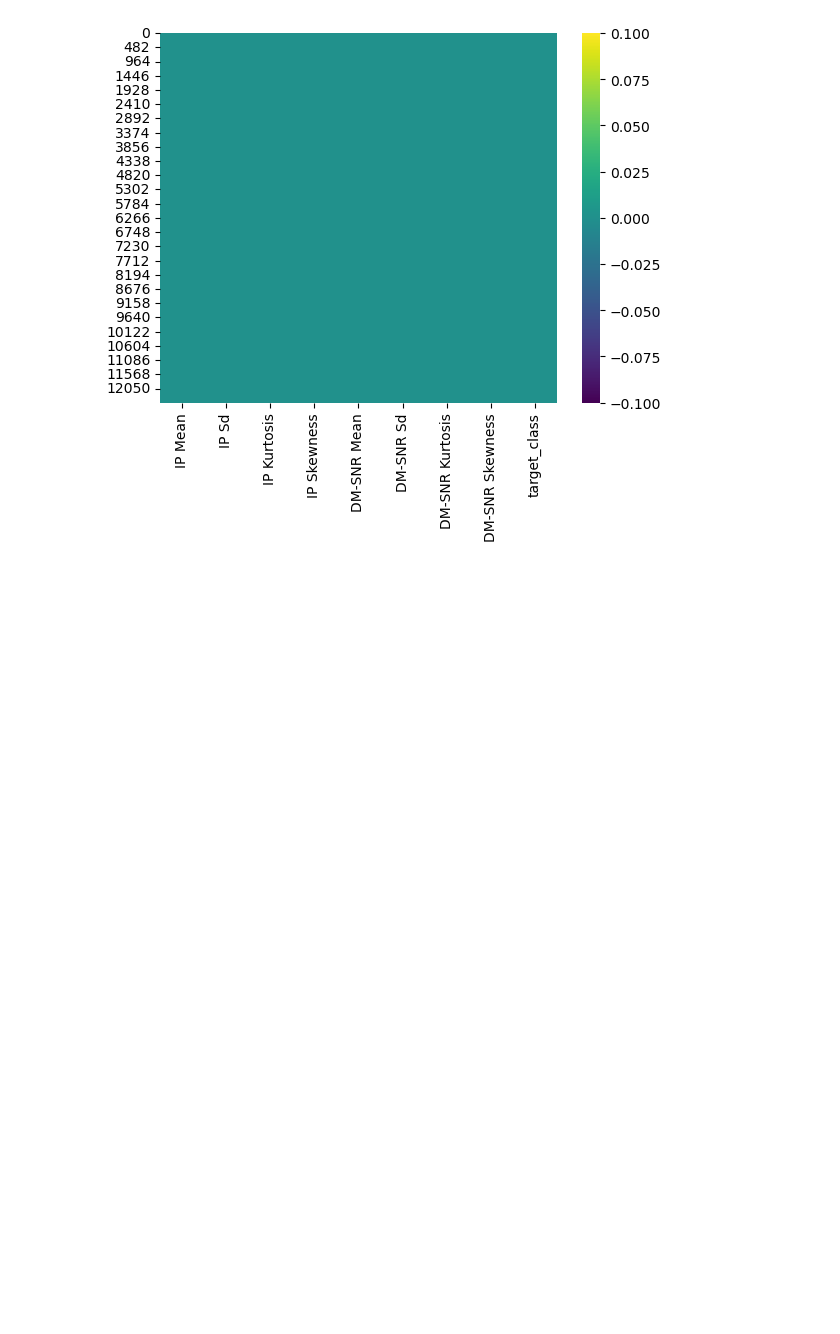
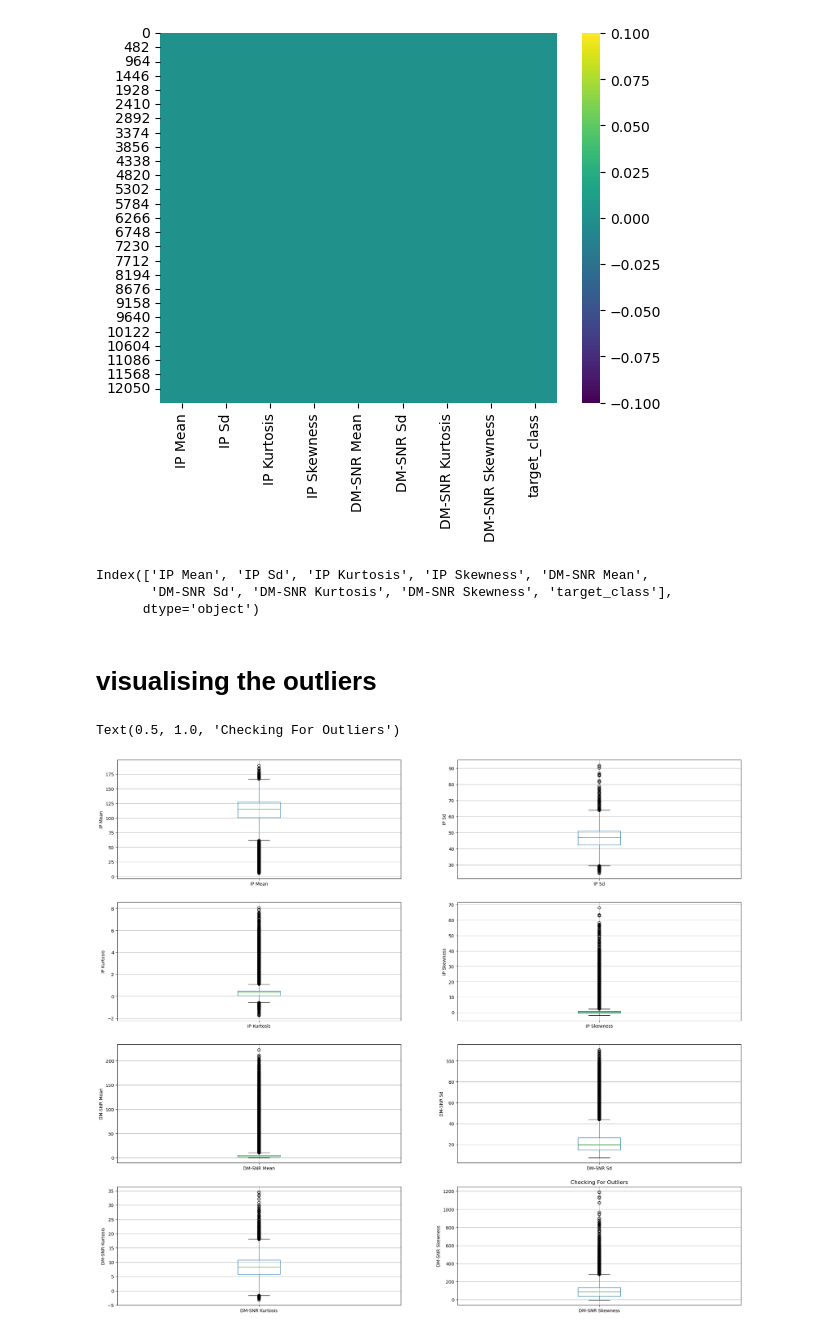
Before and after one commit to dancanyego/Support-Vector-Machines-, a Jupyter notebook: SampleProject.ipynb, the cells around one changed output. Saved outputs shown, nothing was run; the diff lists cells and outputs as text; code cells hidden in the pictures; blank space fills up the shorter version.

```diff
--- a/SampleProject.ipynb
+++ b/SampleProject.ipynb
@@ -161,3 +161,64 @@ sns.heatmap(df.isnull(),cmap='viridis')
 # %% [output]
 <AxesSubplot:>
 [figure]
+# %%
+df.columns
+# %% [output]
+Index(['IP Mean', 'IP Sd', 'IP Kurtosis', 'IP Skewness', 'DM-SNR Mean',
+       'DM-SNR Sd', 'DM-SNR Kurtosis', 'DM-SNR Skewness', 'target_class'],
+      dtype='object')
+# %% [markdown]
+# visualising the outliers
+# %%
+plt.figure(figsize= (25,22))
+plt.subplot(4, 2, 1)
+fig = df.boxplot(column='IP Mean')
+fig.set_title('')
+fig.set_ylabel('IP Mean')
+
+
+plt.subplot(4, 2, 2)
+fig = df.boxplot(column='IP Sd')
+fig.set_title('')
+fig.set_ylabel('IP Sd')
+
+
+plt.subplot(4, 2, 3)
+fig = df.boxplot(column='IP Kurtosis')
+fig.set_title('')
+fig.set_ylabel('IP Kurtosis')
+
+
+plt.subplot(4, 2, 4)
+fig = df.boxplot(column='IP Skewness')
+fig.set_title('')
+fig.set_ylabel('IP Skewness')
+
+
+plt.subplot(4, 2, 5)
+fig = df.boxplot(column='DM-SNR Mean')
+fig.set_title('')
+fig.set_ylabel('DM-SNR Mean')
+
+
+plt.subplot(4, 2, 6)
+fig = df.boxplot(column='DM-SNR Sd')
+fig.set_title('')
+fig.set_ylabel('DM-SNR Sd')
+
+
+plt.subplot(4, 2, 7)
+fig = df.boxplot(column='DM-SNR Kurtosis')
+fig.set_title('')
+fig.set_ylabel('DM-SNR Kurtosis')
+
+
+plt.subplot(4, 2, 8)
+fig = df.boxplot(column='DM-SNR Skewness')
+fig.set_title('')
+fig.set_ylabel('DM-SNR Skewness')
+
+plt.title('Checking For Outliers')
+# %% [output]
+Text(0.5, 1.0, 'Checking For Outliers')
+[figure, added]
```
Also changed, not shown: parts of 16 cells of this notebook.
